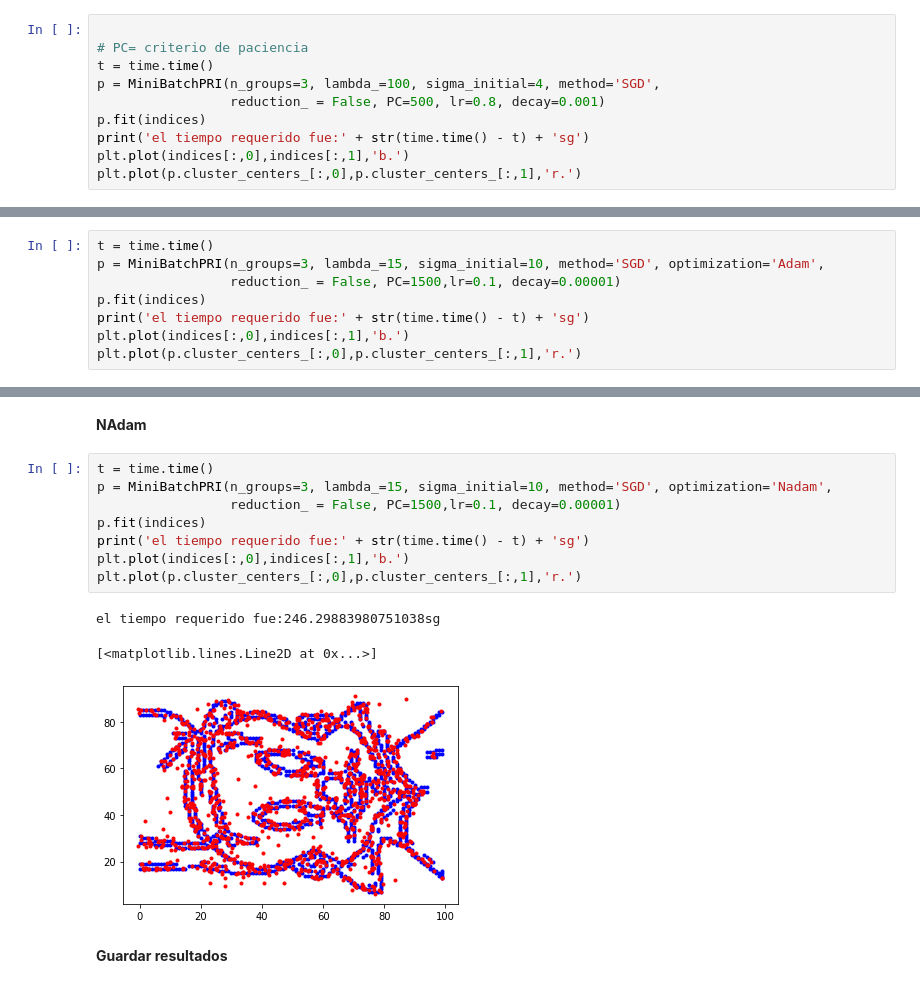
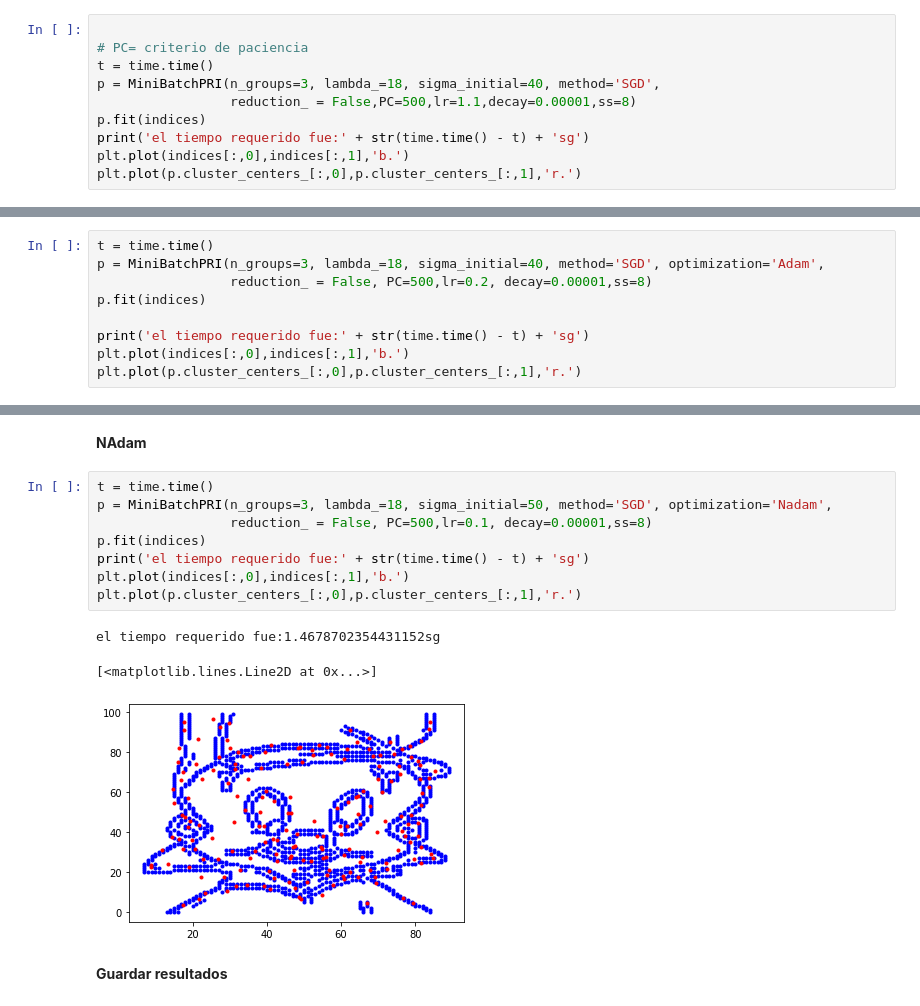
Before and after one commit to Bryan0122/PRI, a Jupyter notebook: PRI_Test.ipynb, the cells around one changed output, grey strips where cells are left out. Saved outputs shown, nothing was run; the diff lists cells and outputs as text.

```diff
--- a/PRI_Test.ipynb
+++ b/PRI_Test.ipynb
@@ -236,8 +236,8 @@ el tiempo requerido fue:69.74141716957092sg
 
 # PC= criterio de paciencia
 t = time.time()
-p = MiniBatchPRI(n_groups=3, lambda_=100, sigma_initial=4, method='SGD',
-                 reduction_ = False, PC=500, lr=0.8, decay=0.001)
+p = MiniBatchPRI(n_groups=3, lambda_=18, sigma_initial=40, method='SGD',
+                 reduction_ = False,PC=500,lr=1.1,decay=0.00001,ss=8)
 p.fit(indices)
 print('el tiempo requerido fue:' + str(time.time() - t) + 'sg')
 plt.plot(indices[:,0],indices[:,1],'b.')
@@ -250,9 +250,10 @@ el tiempo requerido fue:137.0401885509491sg
 **Adam**
 # %%
 t = time.time()
-p = MiniBatchPRI(n_groups=3, lambda_=15, sigma_initial=10, method='SGD', optimization='Adam',
-                 reduction_ = False, PC=1500,lr=0.1, decay=0.00001)
+p = MiniBatchPRI(n_groups=3, lambda_=18, sigma_initial=40, method='SGD', optimization='Adam',
+                 reduction_ = False, PC=500,lr=0.2, decay=0.00001,ss=8)
 p.fit(indices)
+
 print('el tiempo requerido fue:' + str(time.time() - t) + 'sg')
 plt.plot(indices[:,0],indices[:,1],'b.')
 plt.plot(p.cluster_centers_[:,0],p.cluster_centers_[:,1],'r.')
@@ -264,16 +265,16 @@ el tiempo requerido fue:234.11063194274902sg
 **NAdam**
 # %%
 t = time.time()
-p = MiniBatchPRI(n_groups=3, lambda_=15, sigma_initial=10, method='SGD', optimization='Nadam',
-                 reduction_ = False, PC=1500,lr=0.1, decay=0.00001)
+p = MiniBatchPRI(n_groups=3, lambda_=18, sigma_initial=50, method='SGD', optimization='Nadam',
+                 reduction_ = False, PC=500,lr=0.1, decay=0.00001,ss=8)
 p.fit(indices)
 print('el tiempo requerido fue:' + str(time.time() - t) + 'sg')
 plt.plot(indices[:,0],indices[:,1],'b.')
 plt.plot(p.cluster_centers_[:,0],p.cluster_centers_[:,1],'r.')
 # %% [output]
-el tiempo requerido fue:246.29883980751038sg
+el tiempo requerido fue:1.4678702354431152sg
 [<matplotlib.lines.Line2D at 0x...>]
-[figure, old version]
+[figure, new version]
 # %% [markdown]
 **Guardar resultados**
 # %%
```
Also changed, not shown: parts of 3 cells of this notebook.
